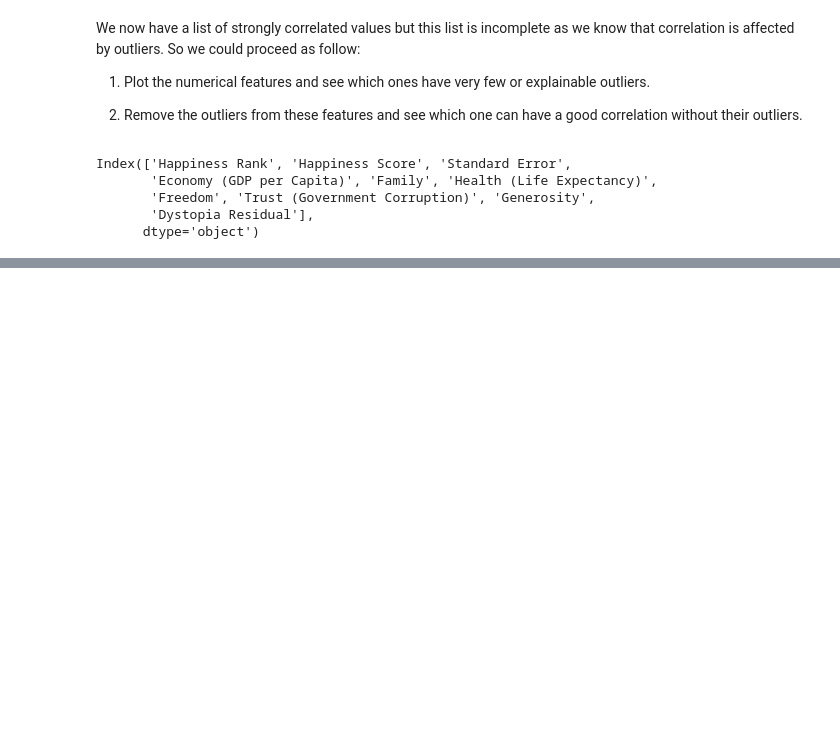
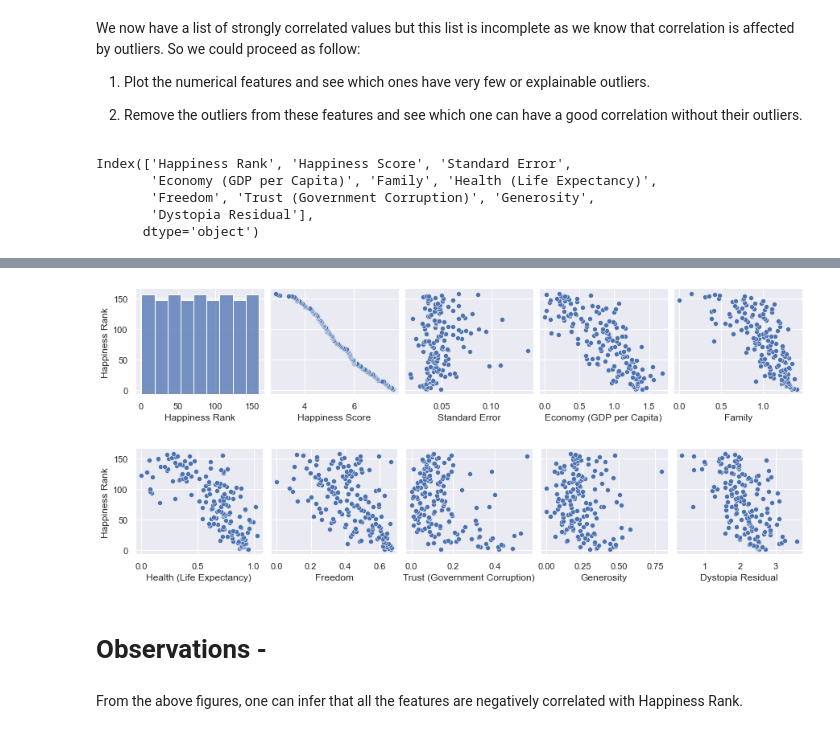
Before and after one commit to zehraina/Data-Analysis, a Jupyter notebook: World Happiness Analysis/World Happiness Analysis.ipynb, the cells around one changed output, grey strips where cells are left out. Saved outputs shown, nothing was run; the diff lists cells and outputs as text; code cells hidden in the pictures; blank space fills up the shorter version.

```diff
--- a/World Happiness Analysis/World Happiness Analysis.ipynb
+++ b/World Happiness Analysis/World Happiness Analysis.ipynb
@@ -250,0 +252,13 @@ sns.pairplot(data=df_num)
+# %%
+sns.set(font_scale=1)
+for i in range(0, len(df_num.columns), 5):
+    sns.pairplot(data=df_num,
+                x_vars=df_num.columns[i:i+5],
+                y_vars=['Happiness Rank'])
+# %% [output]
+[figure, added]
+[figure, added]
+# %% [markdown]
+# Observations -
+# %% [markdown]
+From the above figures, one can infer that all the features are negatively correlated with Happiness Rank.
```
Also changed, not shown: parts of 10 cells of this notebook.
